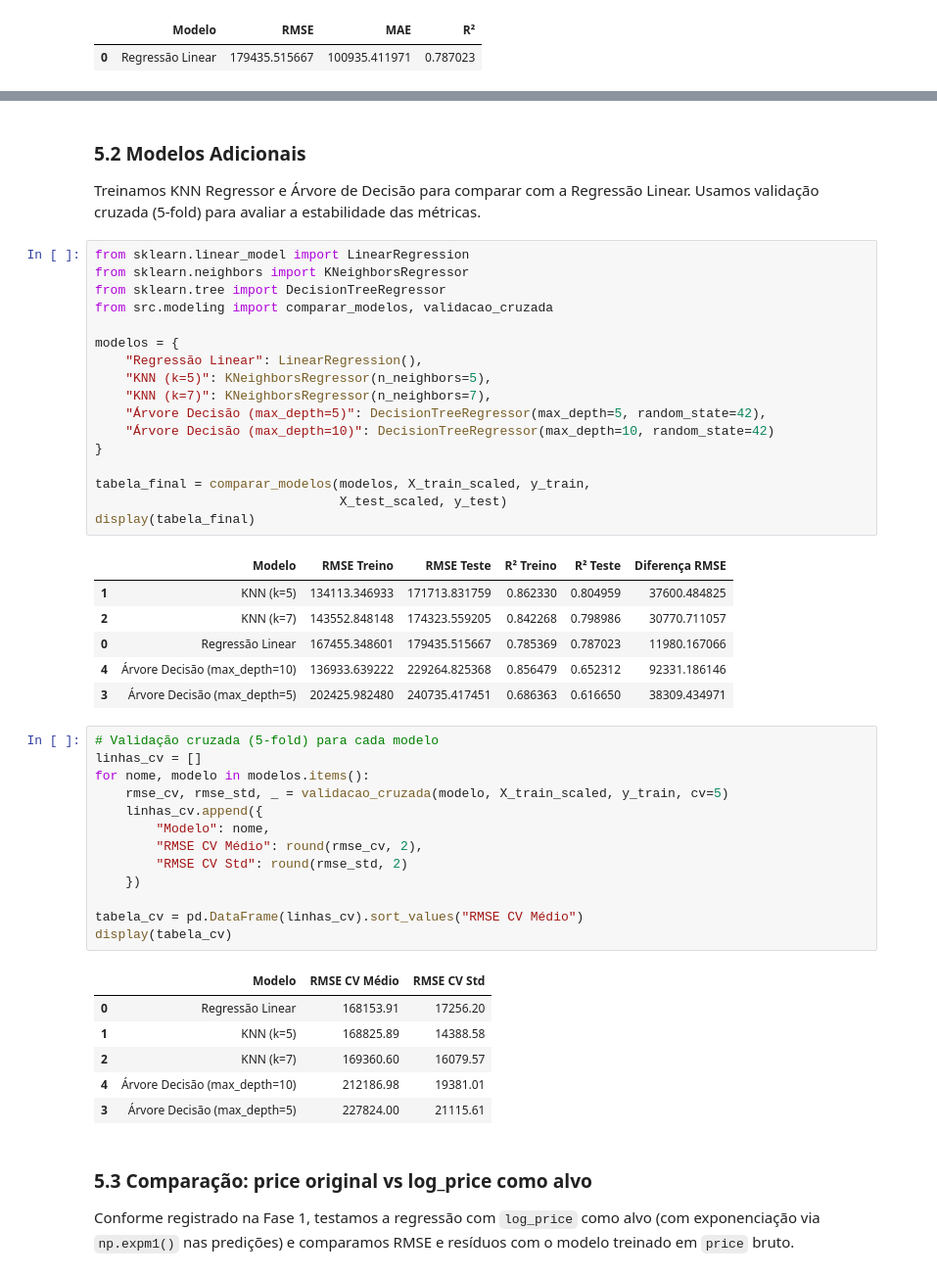
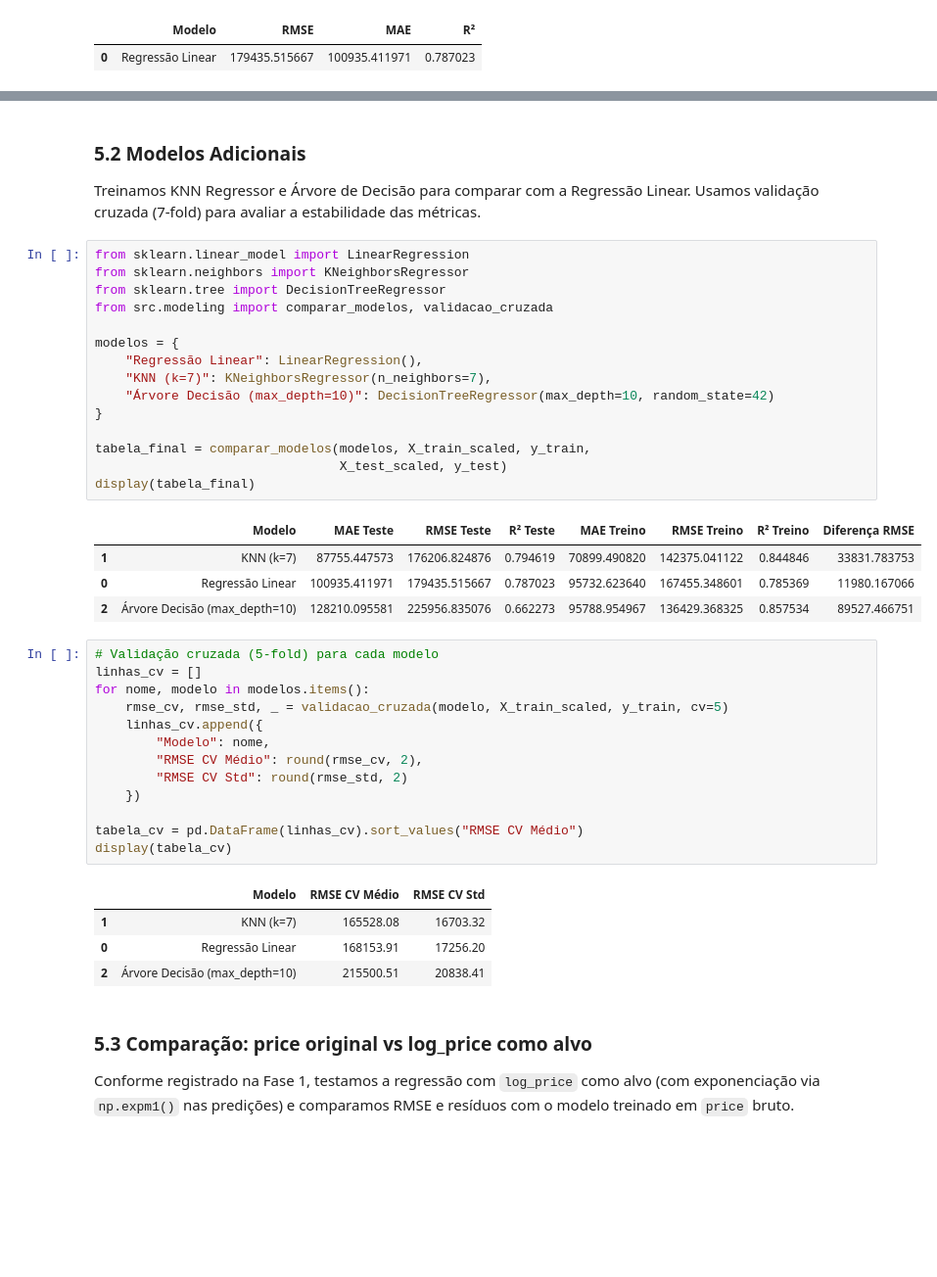
Before and after one commit to robertosim/projeto_avaliativo_analise_preditiva_sctec, a Jupyter notebook: notebooks/principal.ipynb, the cells around one changed output, grey strips where cells are left out. Shown at 98% size. Saved outputs shown, nothing was run; the diff lists cells and outputs as text; blank space fills up the shorter version.

```diff
--- a/notebooks/principal.ipynb
+++ b/notebooks/principal.ipynb
@@ -869,31 +868,27 @@ for _, row in tabela_diagnostico.iterrows():
 # %% [markdown]
 ### 5.2 Modelos Adicionais
 
-Treinamos KNN Regressor e Árvore de Decisão para comparar com a Regressão Linear. Usamos validação cruzada (5-fold) para avaliar a estabilidade das métricas.
+Treinamos KNN Regressor e Árvore de Decisão para comparar com a Regressão Linear. Usamos validação cruzada (7-fold) para avaliar a estabilidade das métricas.
 # %%
 from sklearn.linear_model import LinearRegression
 from sklearn.neighbors import KNeighborsRegressor
 from sklearn.tree import DecisionTreeRegressor
 from src.modeling import comparar_modelos, validacao_cruzada
 
 modelos = {
     "Regressão Linear": LinearRegression(),
-    "KNN (k=5)": KNeighborsRegressor(n_neighbors=5),
     "KNN (k=7)": KNeighborsRegressor(n_neighbors=7),
-    "Árvore Decisão (max_depth=5)": DecisionTreeRegressor(max_depth=5, random_state=42),
     "Árvore Decisão (max_depth=10)": DecisionTreeRegressor(max_depth=10, random_state=42)
 }
 
 tabela_final = comparar_modelos(modelos, X_train_scaled, y_train,
                                 X_test_scaled, y_test)
 display(tabela_final)
 # %% [output]
-|  | Modelo | RMSE Treino | RMSE Teste | R² Treino | R² Teste | Diferença RMSE |
-| 1 | KNN (k=5) | 134113.346933 | 171713.831759 | 0.862330 | 0.804959 | 37600.484825 |
-| 2 | KNN (k=7) | 143552.848148 | 174323.559205 | 0.842268 | 0.798986 | 30770.711057 |
-| 0 | Regressão Linear | 167455.348601 | 179435.515667 | 0.785369 | 0.787023 | 11980.167066 |
-| 4 | Árvore Decisão (max_depth=10) | 136933.639222 | 229264.825368 | 0.856479 | 0.652312 | 92331.186146 |
-| 3 | Árvore Decisão (max_depth=5) | 202425.982480 | 240735.417451 | 0.686363 | 0.616650 | 38309.434971 |
+|  | Modelo | MAE Teste | RMSE Teste | R² Teste | MAE Treino | RMSE Treino | R² Treino | Diferença RMSE |
+| 1 | KNN (k=7) | 87755.447573 | 176206.824876 | 0.794619 | 70899.490820 | 142375.041122 | 0.844846 | 33831.783753 |
+| 0 | Regressão Linear | 100935.411971 | 179435.515667 | 0.787023 | 95732.623640 | 167455.348601 | 0.785369 | 11980.167066 |
+| 2 | Árvore Decisão (max_depth=10) | 128210.095581 | 225956.835076 | 0.662273 | 95788.954967 | 136429.368325 | 0.857534 | 89527.466751 |
 # %%
 # Validação cruzada (5-fold) para cada modelo
 linhas_cv = []
@@ -909,11 +904,9 @@ tabela_cv = pd.DataFrame(linhas_cv).sort_values("RMSE CV Médio")
 display(tabela_cv)
 # %% [output]
 |  | Modelo | RMSE CV Médio | RMSE CV Std |
+| 1 | KNN (k=7) | 165528.08 | 16703.32 |
 | 0 | Regressão Linear | 168153.91 | 17256.20 |
-| 1 | KNN (k=5) | 168825.89 | 14388.58 |
-| 2 | KNN (k=7) | 169360.60 | 16079.57 |
-| 4 | Árvore Decisão (max_depth=10) | 212186.98 | 19381.01 |
-| 3 | Árvore Decisão (max_depth=5) | 227824.00 | 21115.61 |
+| 2 | Árvore Decisão (max_depth=10) | 215500.51 | 20838.41 |
 # %% [markdown]
 ### 5.3 Comparação: price original vs log_price como alvo
 
```
Also changed, not shown: parts of 11 cells of this notebook, 2 other files.
